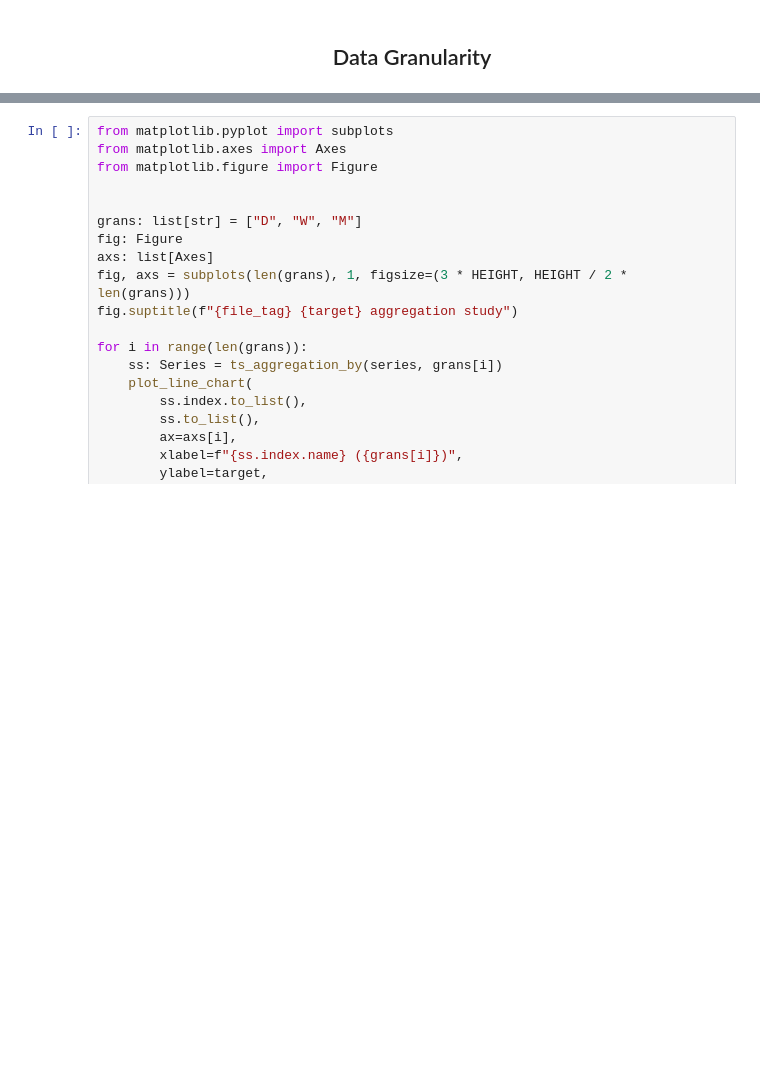
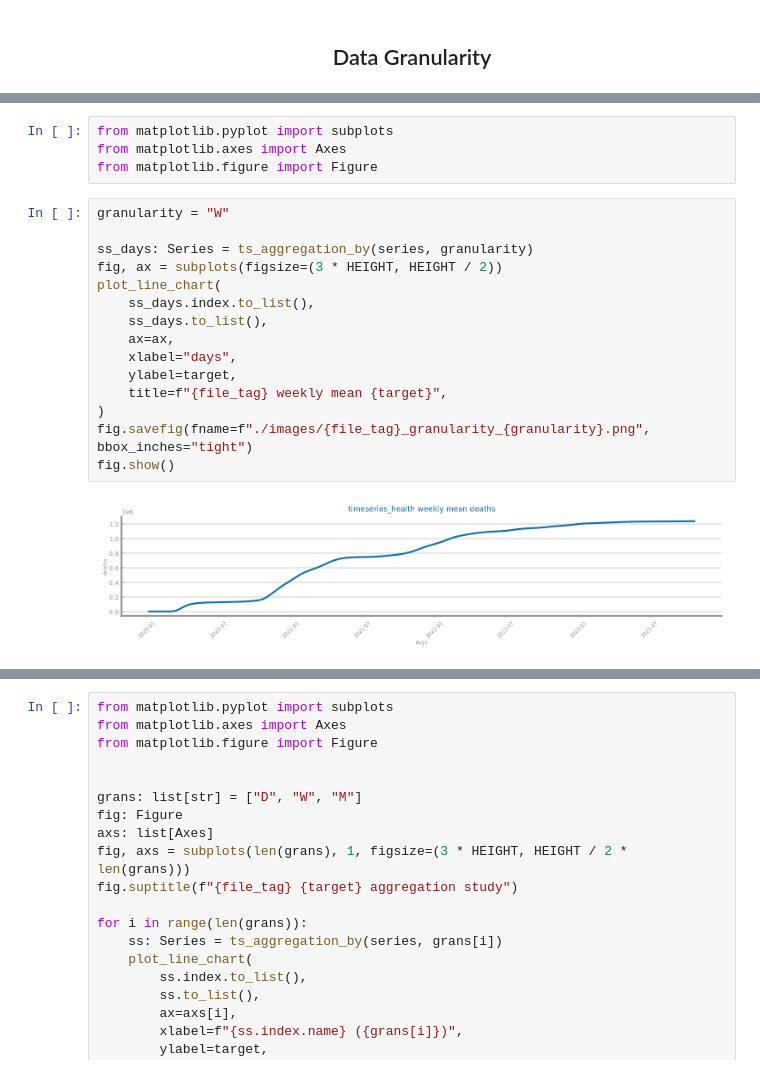
Before and after one commit to DaviGiordano/data-science-course-project, a Jupyter notebook: ipynb_files/Time Series/Analysis/Lab412_ts_granularity.ipynb, the cells around one changed output, grey strips where cells are left out. Drawn from its saved outputs; the diff is of its cells as text; blank space fills up the shorter version.

```diff
--- a/ipynb_files/Time Series/Analysis/Lab412_ts_granularity.ipynb
+++ b/ipynb_files/Time Series/Analysis/Lab412_ts_granularity.ipynb
@@ -58,0 +77,21 @@ show()
+# %%
+from matplotlib.pyplot import subplots
+from matplotlib.axes import Axes
+from matplotlib.figure import Figure
+# %%
+granularity = "W"
+
+ss_days: Series = ts_aggregation_by(series, granularity)
+fig, ax = subplots(figsize=(3 * HEIGHT, HEIGHT / 2))
+plot_line_chart(
+    ss_days.index.to_list(),
+    ss_days.to_list(),
+    ax=ax,
+    xlabel="days",
+    ylabel=target,
+    title=f"{file_tag} weekly mean {target}",
+)
+fig.savefig(fname=f"./images/{file_tag}_granularity_{granularity}.png", bbox_inches="tight")
+fig.show()
+# %% [output]
+[figure, added]
```
Also changed, not shown: parts of 5 cells of this notebook, 12 other files.
